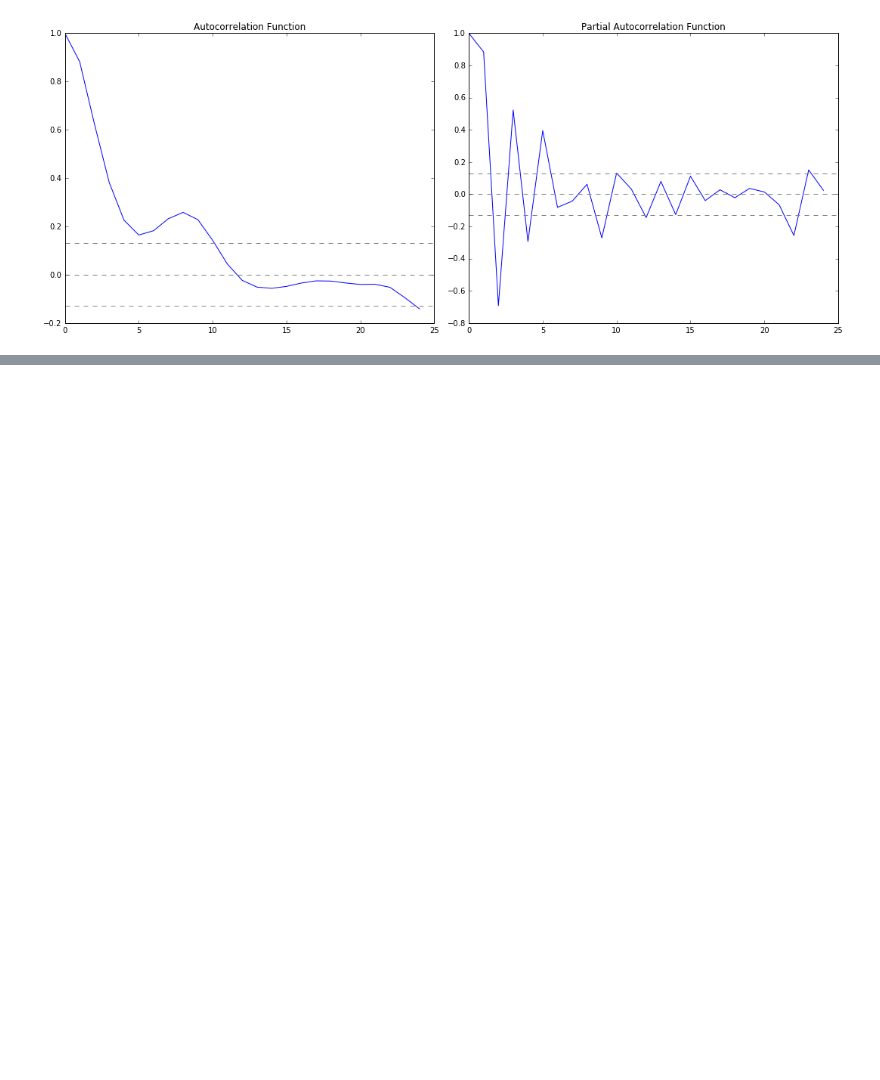
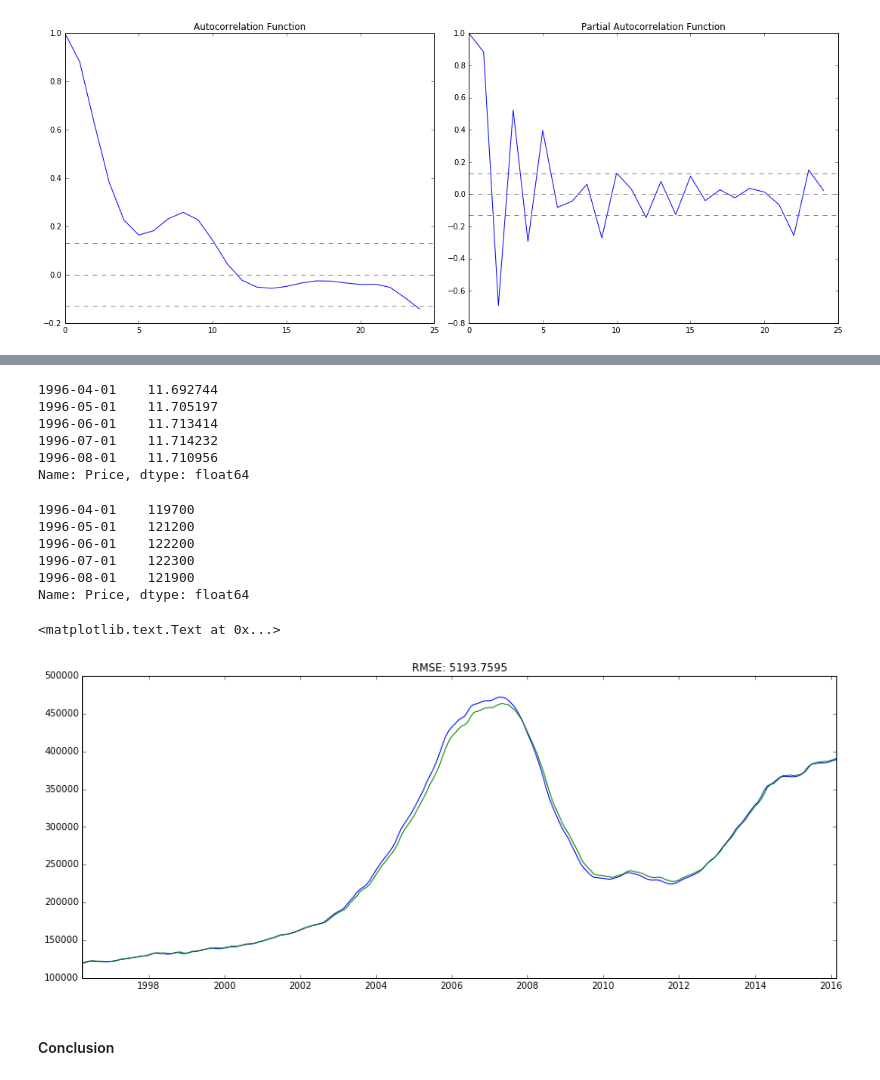
Before and after one commit to gnitnuj/RandomRealEstateExplorations, a Jupyter notebook: The Notebook.ipynb, the cells around one changed output, grey strips where cells are left out. Saved outputs shown, nothing was run; the diff lists cells and outputs as text; code cells hidden in the pictures; blank space fills up the shorter version.

```diff
--- a/The Notebook.ipynb
+++ b/The Notebook.ipynb
@@ -642,0 +665,33 @@ plt.tight_layout()
+# %%
+ts_data_2_log.head()
+# %% [output]
+1996-04-01    11.692744
+1996-05-01    11.705197
+1996-06-01    11.713414
+1996-07-01    11.714232
+1996-08-01    11.710956
+Name: Price, dtype: float64
+# %%
+ts_data_2.head()
+# %% [output]
+1996-04-01    119700
+1996-05-01    121200
+1996-06-01    122200
+1996-07-01    122300
+1996-08-01    121900
+Name: Price, dtype: float64
+# %%
+# should have been using ts_data_2, not ts_data because of the string
+diff = pd.Series(results_ARIMA.fittedvalues, copy=True)
+diff_cs = diff.cumsum()
+predictions_log = pd.Series(ts_data_2_log.ix[0], index=ts_data_2_log.index)
+predictions_log = predictions_log.add(diff_cs,fill_value=0)
+predictions_ARIMA = np.exp(predictions_log)
+plt.plot(ts_data_2)
+plt.plot(predictions_ARIMA)
+plt.title('RMSE: %.4f'% np.sqrt(sum((predictions_ARIMA-ts_data_2)**2)/len(ts_data_2)))
+# %% [output]
+<matplotlib.text.Text at 0x...>
+[figure, added]
+# %% [markdown]
+#### Conclusion
```
Also changed, not shown: parts of 6 cells of this notebook.
